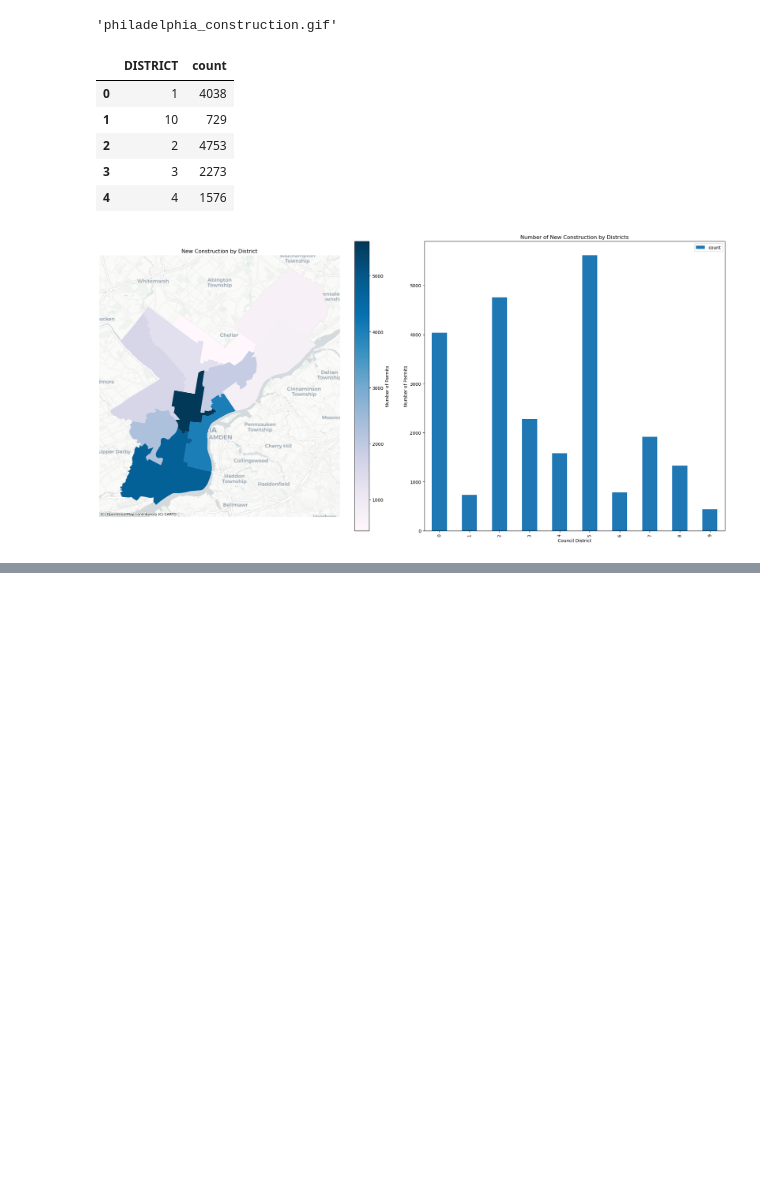
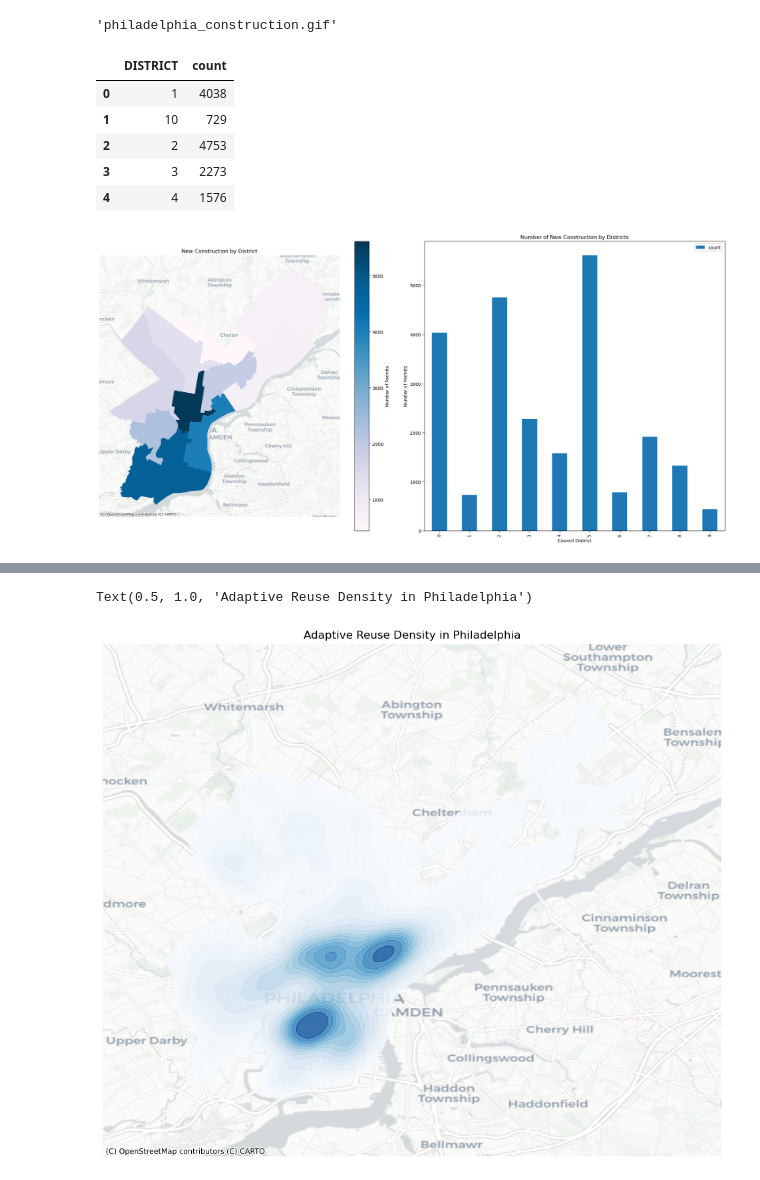
Before and after one commit to avavani/Practicum, a Jupyter notebook: notebooks/consdata.ipynb, the cells around one changed output, grey strips where cells are left out. Cells and saved outputs as stored; diff of their text form; code cells hidden in the pictures; blank space fills up the shorter version.

```diff
--- a/notebooks/consdata.ipynb
+++ b/notebooks/consdata.ipynb
@@ -355,0 +368,4 @@ plt.show()
+# %%
+adaptunits = permits[permits['parcel_id_num'].isin(newconsprops['parcel_id_num'])].groupby('parcel_id_num')['permitcompleteddate'].max().reset_index()
+adaptunits = adaptunits.rename(columns={'permitcompleteddate': 'conscomplete'})
+adaptunits.head()
@@ -355,0 +379,54 @@ plt.show()
+# %%
+import matplotlib.pyplot as plt
+import geopandas as gpd
+from shapely.geometry import Point
+
+finishadapt = adaptunits.merge(
+    geo_subset[['parcel_id_num', 'the_geom']],
+    on='parcel_id_num',
+    how='left'
+)
+
+finishadapt['conscomplete'] = pd.to_datetime(finishadapt['conscomplete'], errors='coerce')
+finishadapt['completion_year'] = finishadapt['conscomplete'].dt.year
+
+
+gdfadapt = gpd.GeoDataFrame(finishadapt,  geometry=gpd.GeoSeries.from_wkb(finishadapt["the_geom"]), crs=4326)
+# %%
+import matplotlib.pyplot as plt
+import seaborn as sns
+from matplotlib.colors import LinearSegmentedColormap
+import numpy as np
+import contextily as ctx
+
+# Create the figure and axis
+fig, ax = plt.subplots(figsize=(12, 10))
+
+adaptprog = gdfadapt.to_crs('EPSG:3857')
+
+# Get the coordinates for the KDE
+x = adaptprog.geometry.x
+y = adaptprog.geometry.y
+
+# Create a custom colormap (from light to dark blue)
+colors = ["#f7fbff", "#deebf7", "#c6dbef", "#9ecae1", "#6baed6", "#4292c6", "#2171b5", "#08519c", "#08306b"]
+cmap = LinearSegmentedColormap.from_list("blue_density", colors)
+
+# Create and plot the KDE
+kde = sns.kdeplot(
+    x=x,
+    y=y,
+    fill=True,
+    alpha=0.8,
+    cmap=cmap,
+    levels=15,
+    thresh=0.05,
+    ax=ax
+)
+
+ctx.add_basemap(ax, source=ctx.providers.CartoDB.Positron)
+ax.set_axis_off()
+ax.set_title('Adaptive Reuse Density in Philadelphia')
+# %% [output]
+Text(0.5, 1.0, 'Adaptive Reuse Density in Philadelphia')
+[figure, added]
```
Also changed, not shown: parts of 5 cells of this notebook, 1 other file.
